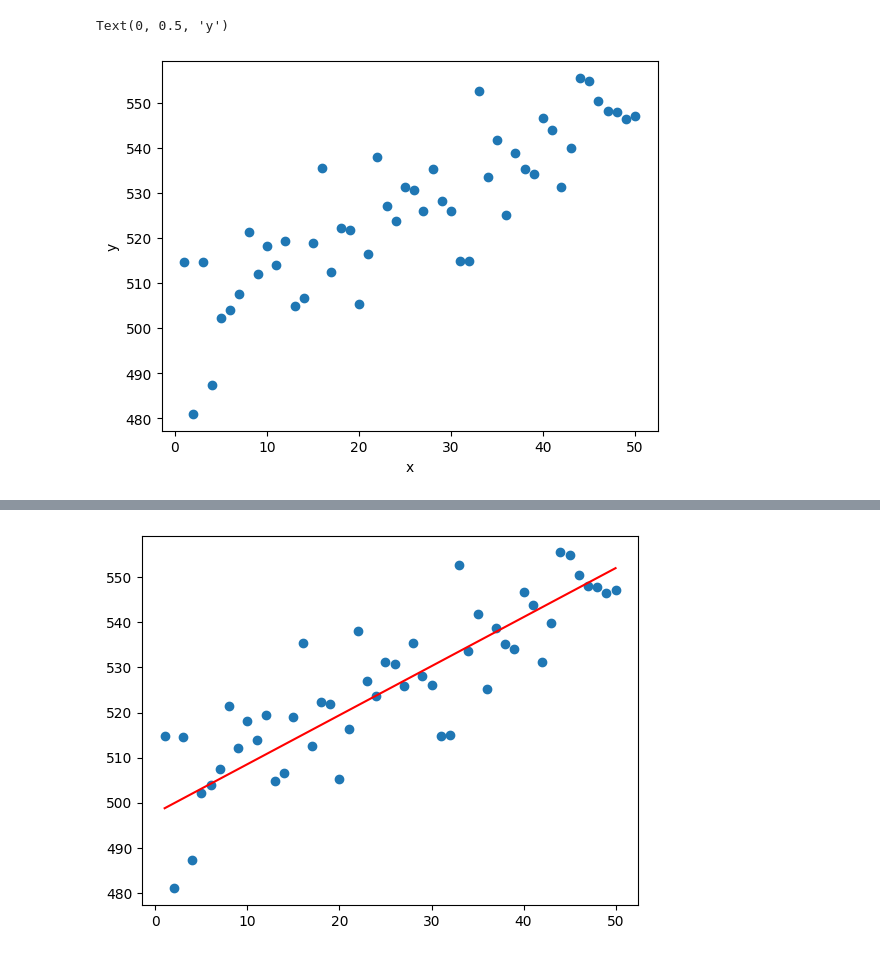
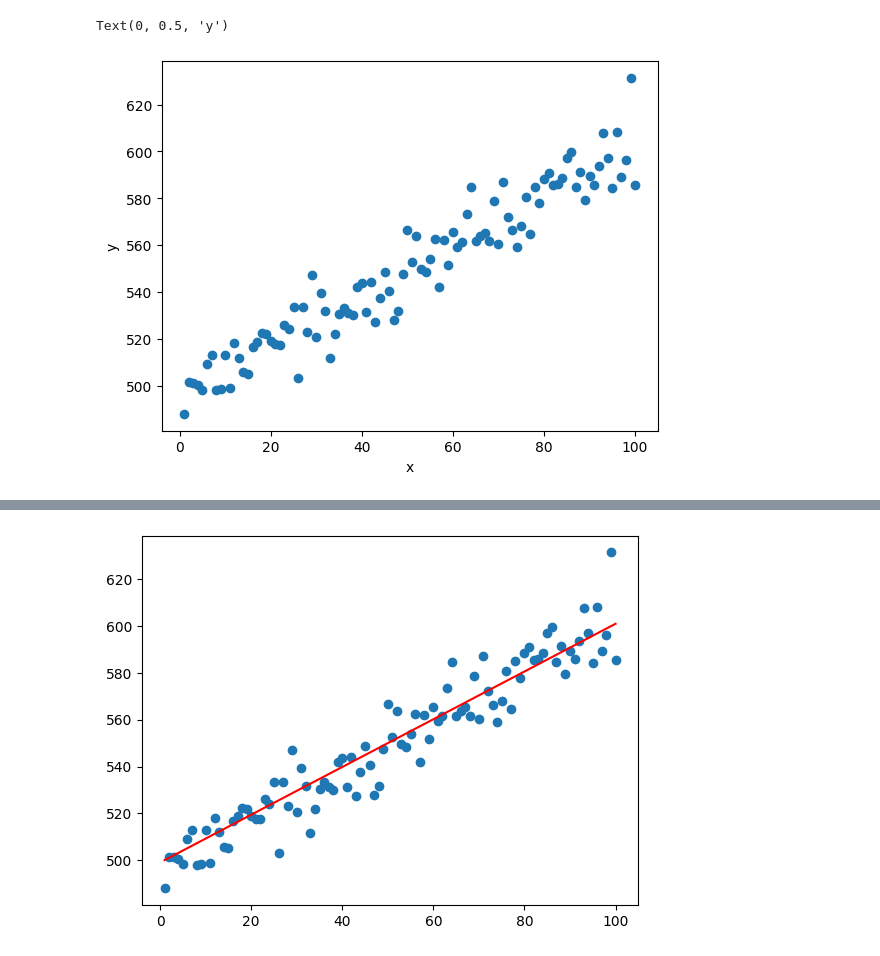
Before and after one commit to kdo037/ML4ESM, a Jupyter notebook: example_of_ML_least_squared_regression.ipynb, the cells around one changed output, grey strips where cells are left out. Cells and saved outputs as stored; diff of their text form; code cells hidden in the pictures.

```diff
--- a/example_of_ML_least_squared_regression.ipynb
+++ b/example_of_ML_least_squared_regression.ipynb
@@ -4,7 +4,7 @@
 import numpy as np
 import matplotlib.pyplot as plt
 # %%
-x = np.linspace(1, 50, 50)
+x = np.linspace(1, 100, 100)
 # %%
 y = x + 500
 # %%
@@ -17,16 +17,16 @@ plt.xlabel('x')
 plt.ylabel('y')
 # %% [output]
 Text(0, 0.5, 'y')
-[figure, old version]
+[figure, new version]
 # %%
 # initial theta0 = 0.0 1and theta1 = 0.01
 b = 0.1
 w = 0.1
 
 # learning rate alpha = 0.01
-a = 0.0001
+a = 0.000001
 # %%
-for i in range(1, 20000):
+for i in range(1, 200000):
     # compute predicted y_hat = theta0 + theta1*x
     y_hat = b + w*x
 
@@ -47 +47 @@ Loss: -5.345
-[figure, old version]
+[figure, new version]
```
Also changed, not shown: parts of 1 cell of this notebook.
